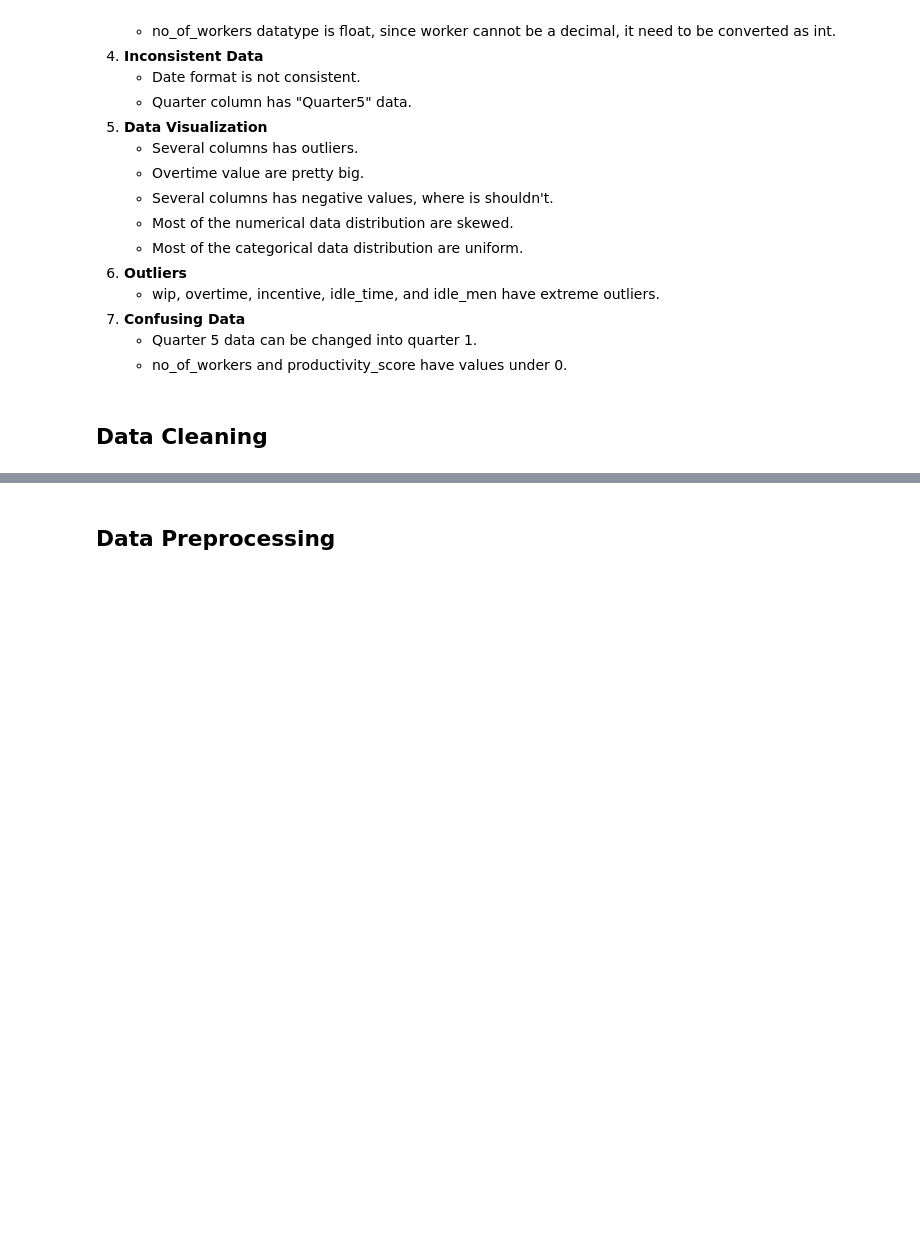
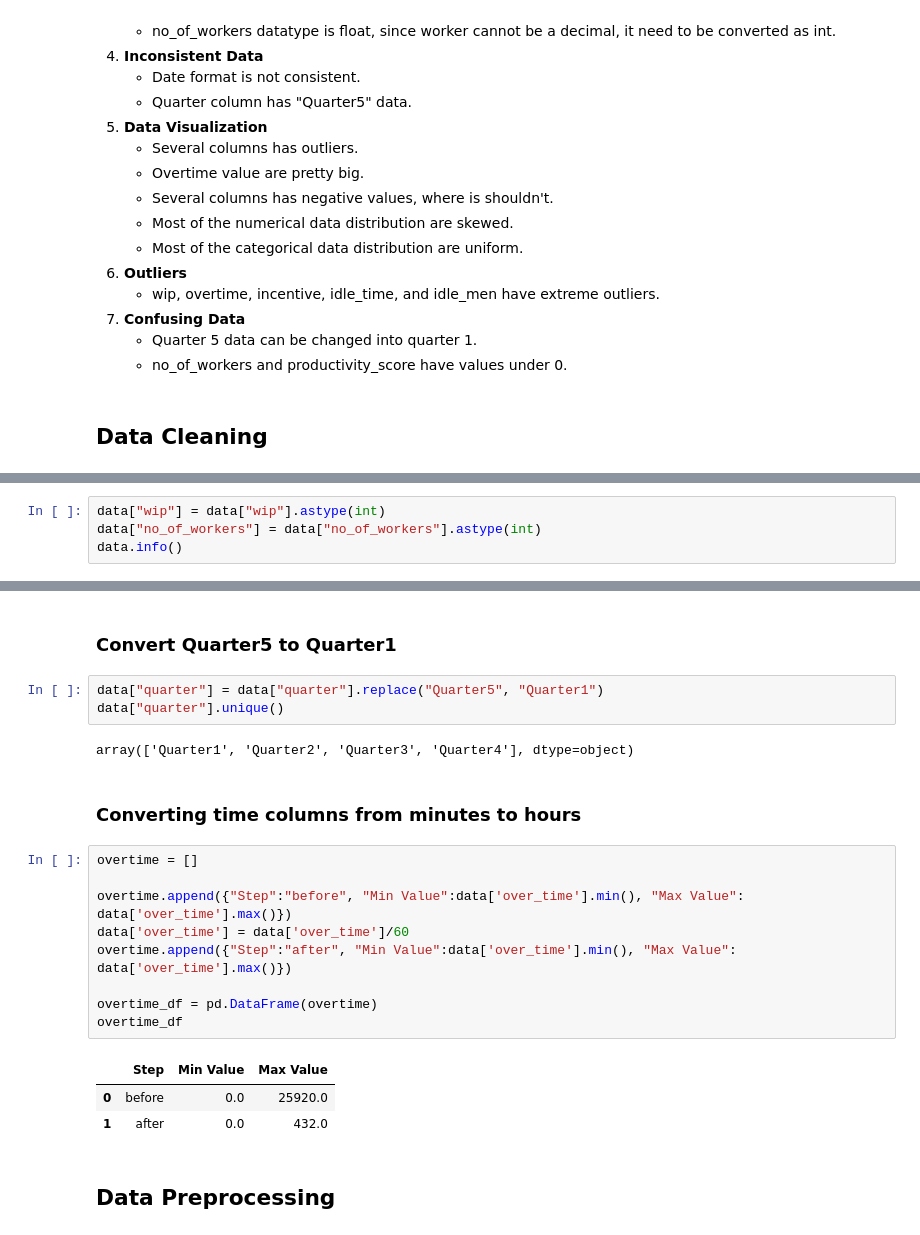
Before and after one commit to Tinnne/UTSDeepLearning, a Jupyter notebook: Number1.ipynb, the cells around one changed output, grey strips where cells are left out. Saved outputs shown, nothing was run; the diff lists cells and outputs as text; blank space fills up the shorter version.

```diff
--- a/Number1.ipynb
+++ b/Number1.ipynb
@@ -389,0 +413,4 @@ data[data["productivity_score"]<0]
+# %%
+data["wip"] = data["wip"].astype(int)
+data["no_of_workers"] = data["no_of_workers"].astype(int)
+data.info()
@@ -390,3 +438,25 @@ data[data["productivity_score"]<0]
+# %% [markdown]
+### Convert Quarter5 to Quarter1
+# %%
+data["quarter"] = data["quarter"].replace("Quarter5", "Quarter1")
+data["quarter"].unique()
+# %% [output]
+array(['Quarter1', 'Quarter2', 'Quarter3', 'Quarter4'], dtype=object)
+# %% [markdown]
+### Converting time columns from minutes to hours
+# %%
+overtime = []
+
+overtime.append({"Step":"before", "Min Value":data['over_time'].min(), "Max Value": data['over_time'].max()})
+data['over_time'] = data['over_time']/60
+overtime.append({"Step":"after", "Min Value":data['over_time'].min(), "Max Value": data['over_time'].max()})
+
+overtime_df = pd.DataFrame(overtime)
+overtime_df
+# %% [output]
+|  | Step | Min Value | Max Value |
+| 0 | before | 0.0 | 25920.0 |
+| 1 | after | 0.0 | 432.0 |
 # %% [markdown]
 ## Data Preprocessing
 # %% [markdown]
```
Also changed, not shown: parts of 6 cells of this notebook.
